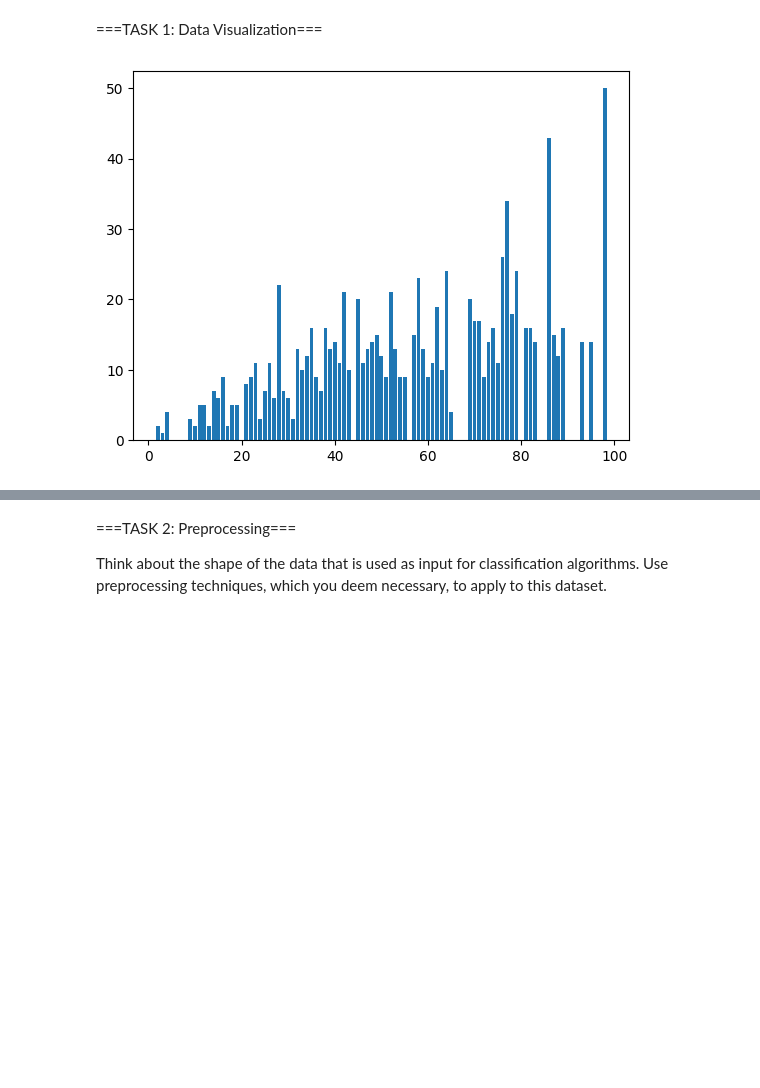
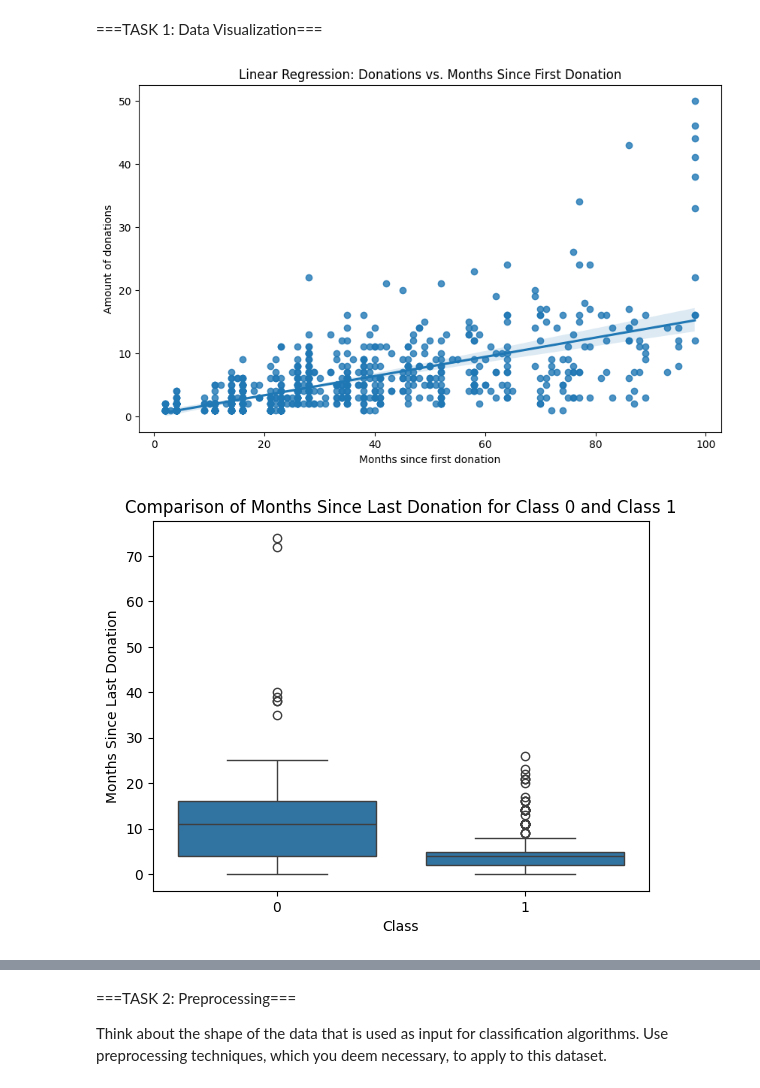
Before and after one commit to JasonvO2222/DA_P3, a Jupyter notebook: DA3notebook.ipynb, the cells around one changed output, grey strips where cells are left out. Drawn from its saved outputs; the diff is of its cells as text; code cells hidden in the pictures; blank space fills up the shorter version.

Commit message:
nog 2 visualizations

```diff
--- a/DA3notebook.ipynb
+++ b/DA3notebook.ipynb
@@ -9,14 +10,34 @@ DATA = pd.read_csv("blood_transfusion.csv")
 # %%
 # Task 1.1 - Explore the dataset similarly to the first assignment, so you have a good understanding of
 # its content and features. Come up with an interesting one-minute story about the dataset.
+
 months_since_first_donation = DATA["months_since_first_donation"]
 total_number_of_donations = DATA["total_number_of_donations"]
-plt.bar(months_since_first_donation, total_number_of_donations)
+
+plt.figure(figsize=(10,6))
+sns.regplot(x=months_since_first_donation, y=total_number_of_donations, scatter=True, fit_reg=True)
 plt.xlabel("Months since first donation")
 plt.ylabel("Amount of donations")
+plt.title("Linear Regression: Donations vs. Months Since First Donation")
 plt.show()
+
+
 
 # Task 1.2 - Create a visualization, which shows the characteristics of tuples of class 1, compared to
 # tuples of class 0.
+sns.boxplot(x=DATA["class"], y=DATA["months_since_last_donation"])
+
+plt.xlabel("Class")
+plt.ylabel("Months Since Last Donation")
+plt.title("Comparison of Months Since Last Donation for Class 0 and Class 1")
+plt.show()
+
+sns.boxplot(x=DATA["class"], y=DATA["total_number_of_donations"])
+
+plt.xlabel("Class")
+plt.ylabel("Total number of donations")
+plt.title("Comparison of total number of donations for Class 0 and Class 1")
+plt.show()
 # %% [output]
-[figure, old version]
+[figure, new version]
+[figure, added]
```
Also changed, not shown: parts of 2 cells of this notebook.
